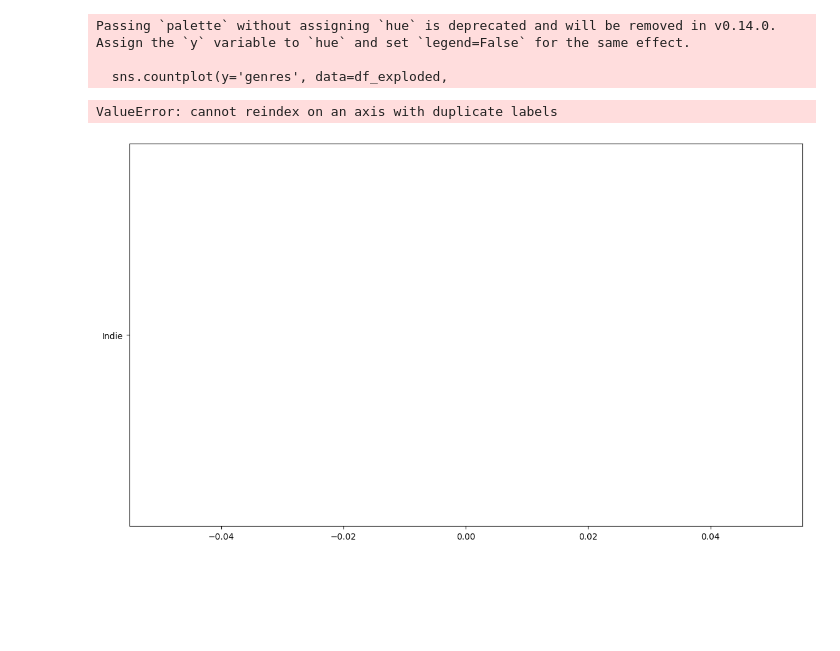
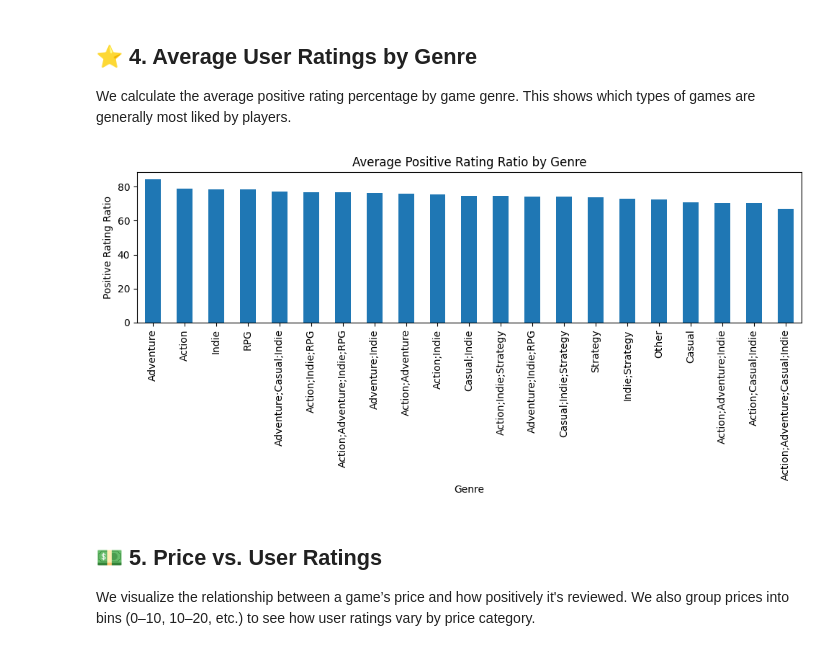
Before and after one commit to IwanHofstra/gevpro_final_project, a Jupyter notebook: steam_project (1).ipynb, the cells around one changed output. Saved outputs shown, nothing was run; the diff lists cells and outputs as text; code cells hidden in the pictures; blank space fills up the shorter version.

```diff
--- a/steam_project (1).ipynb
+++ b/steam_project (1).ipynb
@@ -136,41 +144,23 @@ Passing `palette` without assigning `hue` is deprecated and will be removed in v
+# %% [markdown]
+## ⭐ 4. Average User Ratings by Genre
+
+We calculate the average positive rating percentage by game genre.
+This shows which types of games are generally most liked by players.
 # %%
-## 4. Genre and Category Analysis
-
-### 4.1 Most Common Genres
-# Ensure the 'genres' column exists and handle missing or null values
-if 'genres' in df.columns:
-    df['genres'] = df['genres'].fillna('')  # Replace NaN with an empty string
-    df['genres'] = df['genres'].astype(str)  # Ensure the column is a string
-else:
-    raise ValueError("The 'genres' column is missing from the dataset.")
-
-# First we need to explode the genres column (assuming it's a string with ; separator)
-df['genres'] = df['genres'].str.split(';')
-df_exploded = df.explode('genres')
-
-plt.figure(figsize=(14, 8))
-sns.countplot(y='genres', data=df_exploded,
-              order=df_exploded['genres'].value_counts().index[:15],
-              palette='viridis')
-plt.title('Top 15 Most Common Genres')
+# Ratings by genre
+genre_ratings = df.groupby('genre_group')['rating_percentage'].mean().sort_values(ascending=False)
+plt.figure(figsize=(10,5))
+genre_ratings.plot(kind='bar')
+plt.title('Average Positive Rating Ratio by Genre')
+plt.ylabel('Positive Rating Ratio')
+plt.xlabel('Genre')
+plt.tight_layout()
 plt.show()
-
-### 4.2 Genres with Highest Ratings
-genre_ratings = df_exploded.groupby('genres').agg({
-    'rating_percentage': 'mean',
-    'total_ratings': 'sum'
-}).sort_values('rating_percentage', ascending=False)
-
-plt.figure(figsize=(14, 8))
-sns.barplot(x='rating_percentage', y=genre_ratings.index,
-            data=genre_ratings.head(15), palette='viridis')
-plt.title('Top 15 Genres by Average Positive Rating Percentage')
-plt.xlabel('Average Positive Rating Percentage')
-plt.show()
 # %% [output]
-Passing `palette` without assigning `hue` is deprecated and will be removed in v0.14.0. Assign the `y` variable to `hue` and set `legend=False` for the same effect.
-
-  sns.countplot(y='genres', data=df_exploded,
-ValueError: cannot reindex on an axis with duplicate labels
-[figure, old version]
+[figure, new version]
+# %% [markdown]
+## 💵 5. Price vs. User Ratings
+
+We visualize the relationship between a game’s price and how positively it's reviewed.
+We also group prices into bins (0–10, 10–20, etc.) to see how user ratings vary by price category.
 # %%
```
Also changed, not shown: parts of 19 cells of this notebook.
